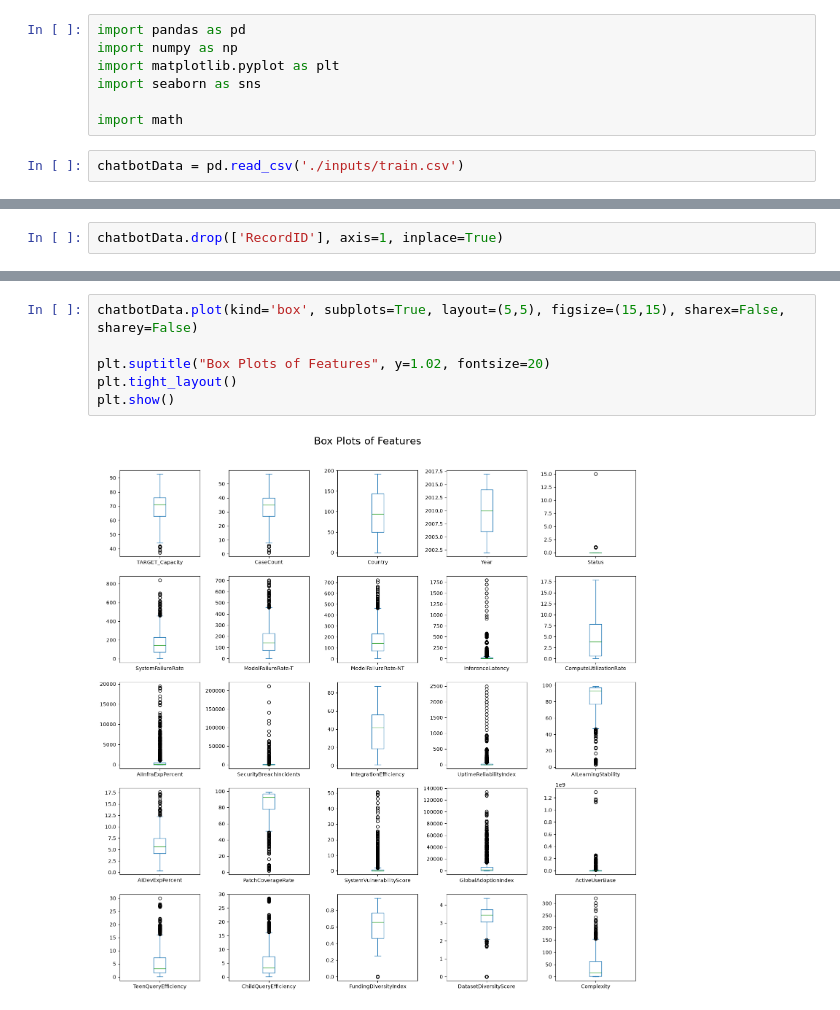
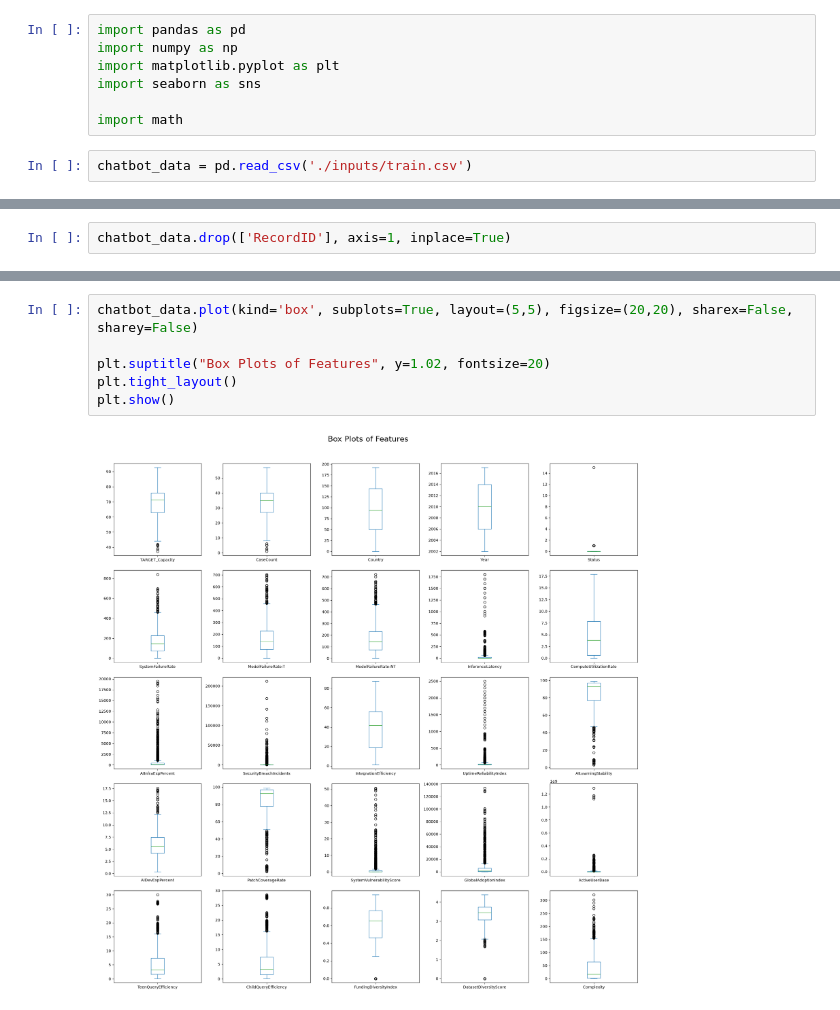
Before and after one commit to khangronky/cosc2753-assignment-1-2026b, a Jupyter notebook: notebook.ipynb, the cells around one changed output, grey strips where cells are left out. Saved outputs shown, nothing was run; the diff lists cells and outputs as text.

```diff
--- a/notebook.ipynb
+++ b/notebook.ipynb
@@ -10,5 +10,5 @@ import seaborn as sns
 
 import math
 # %%
-chatbotData = pd.read_csv('./inputs/train.csv')
+chatbot_data = pd.read_csv('./inputs/train.csv')
 # %%
@@ -115,5 +115,5 @@ plt.show()
 # %% [output]
 [figure]
 # %%
-chatbotData.drop(['RecordID'], axis=1, inplace=True)
+chatbot_data.drop(['RecordID'], axis=1, inplace=True)
 # %%
@@ -132,9 +132,9 @@ plt.show()
 # %%
-chatbotData.plot(kind='box', subplots=True, layout=(5,5), figsize=(15,15), sharex=False, sharey=False)
+chatbot_data.plot(kind='box', subplots=True, layout=(5,5), figsize=(20,20), sharex=False, sharey=False)
 
 plt.suptitle("Box Plots of Features", y=1.02, fontsize=20)
 plt.tight_layout()
 plt.show()
 # %% [output]
-[figure, old version]
+[figure, new version]
 # %%
```
Also changed, not shown: parts of 15 cells of this notebook.
